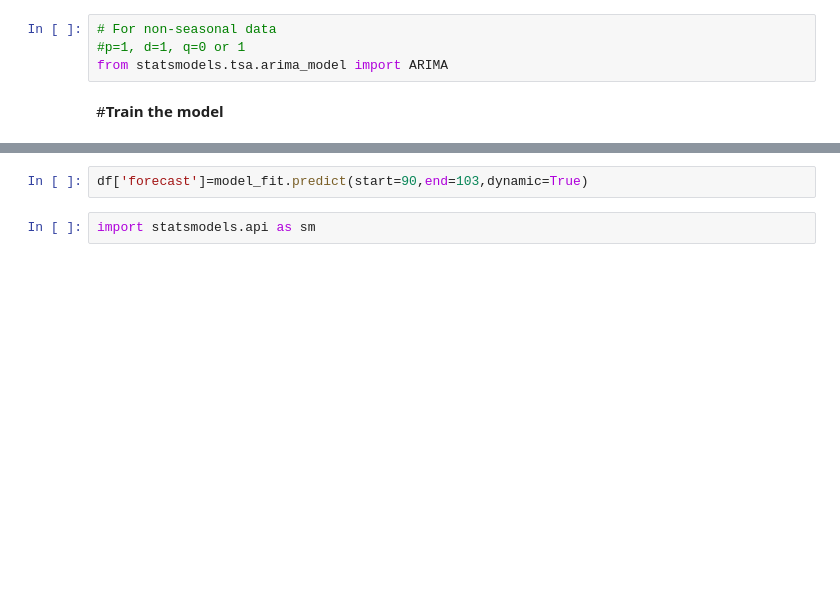
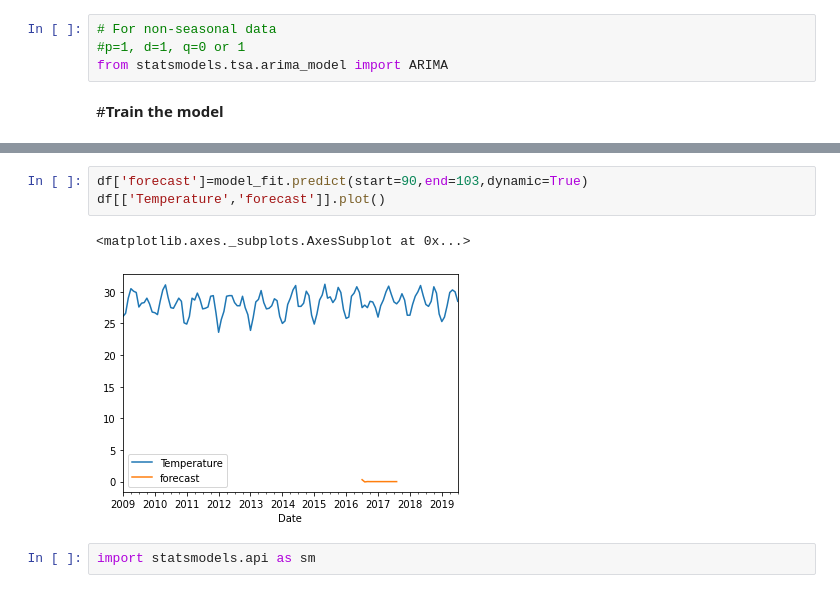
Before and after one commit to amulyaojha11/Temperature-Prediction-of-Indian-Cities, a Jupyter notebook: Prediction/Mumbai.ipynb, the cells around one changed output, grey strips where cells are left out. Drawn from its saved outputs; the diff is of its cells as text; blank space fills up the shorter version.

```diff
--- a/Prediction/Mumbai.ipynb
+++ b/Prediction/Mumbai.ipynb
@@ -243,6 +243,10 @@ Roots
 | AR.1 | -6.2203 | +0.0000j | 6.2203 | 0.5000 |
 # %%
 df['forecast']=model_fit.predict(start=90,end=103,dynamic=True)
+df[['Temperature','forecast']].plot()
+# %% [output]
+<matplotlib.axes._subplots.AxesSubplot at 0x...>
+[figure, added]
 # %%
 import statsmodels.api as sm
 # %%
```
Also changed, not shown: parts of 5 cells of this notebook.
